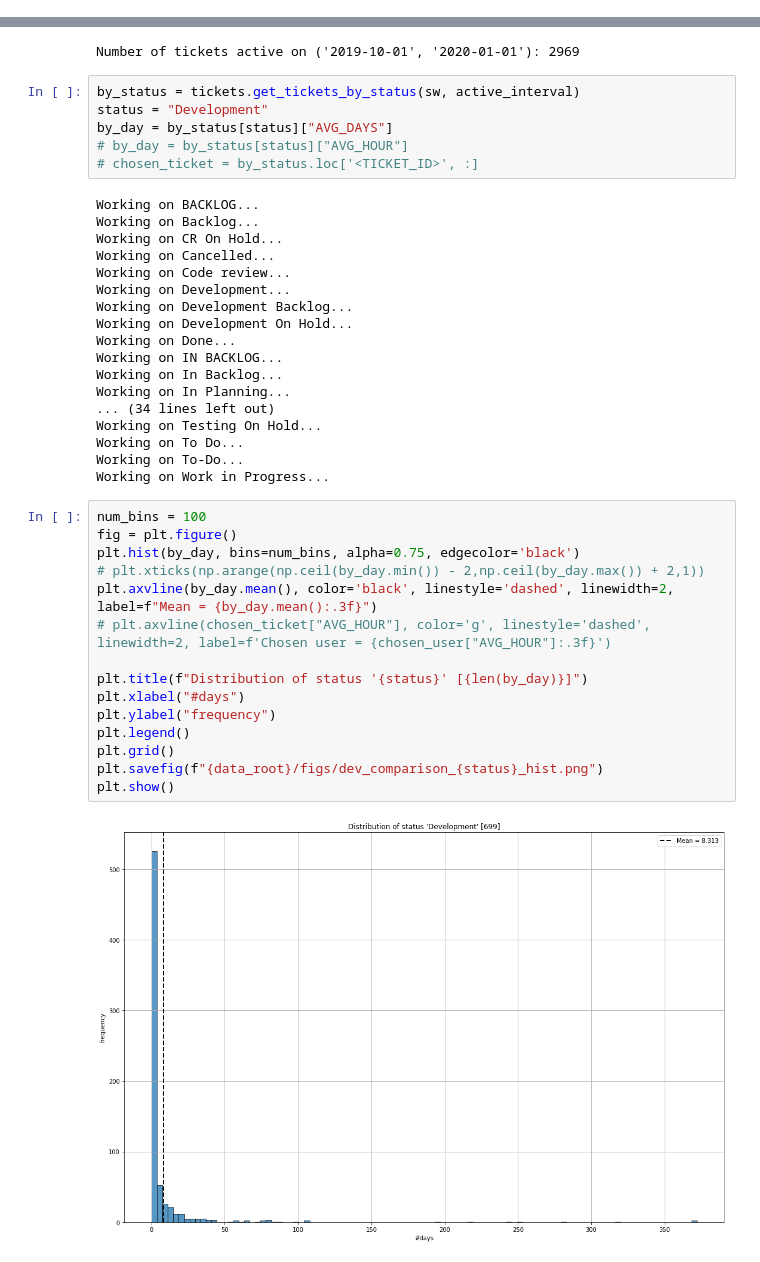
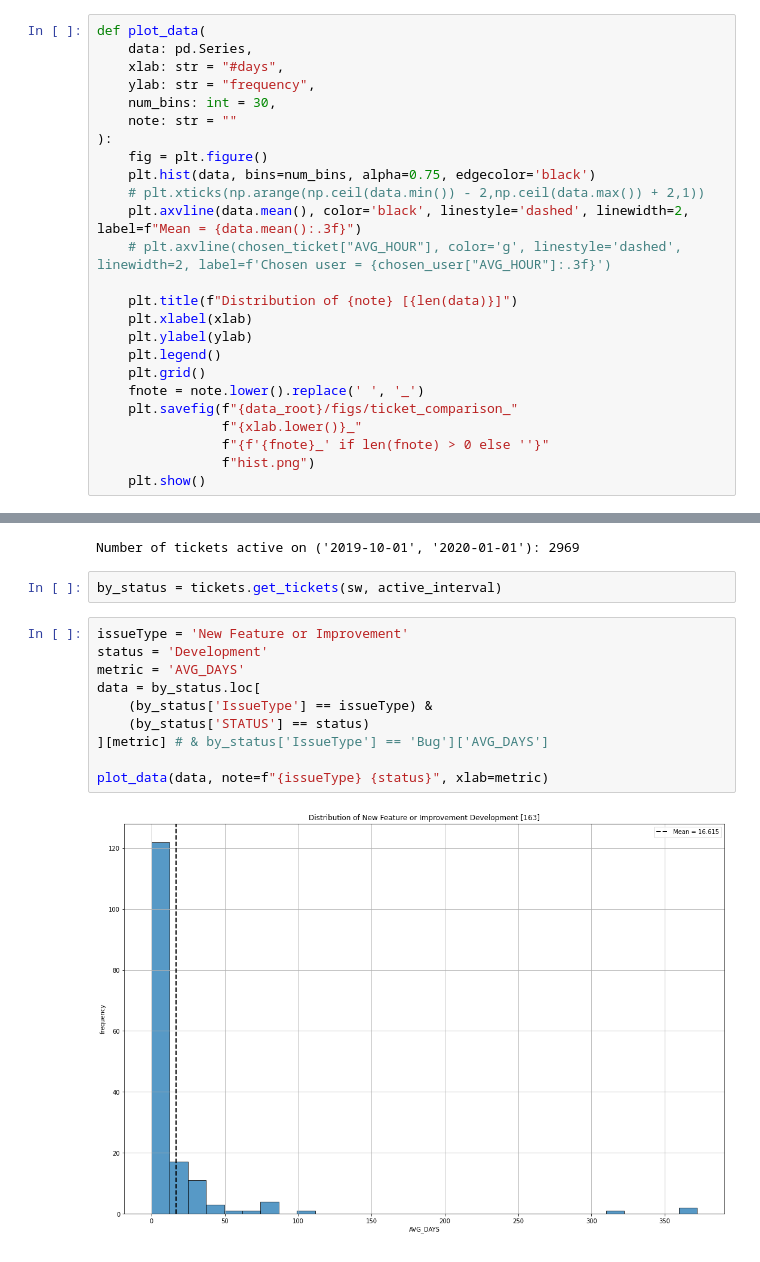
Before and after one commit to pr3mar/thesis, a Jupyter notebook: src/reports/ticket_analysis.ipynb, the cells around one changed output, grey strips where cells are left out. Drawn from its saved outputs; the diff is of its cells as text.

Commit message:
Added breakdowns by priority, type, added degreeOfCycling

```diff
--- a/src/reports/ticket_analysis.ipynb
+++ b/src/reports/ticket_analysis.ipynb
@@ -27,49 +27,47 @@ active_interval: Interval = Interval(
 print("Active interval:", active_interval)
 # %% [output]
 Active interval: ('2019-10-01', '2020-01-01')
+# %%
+def plot_data(
+    data: pd.Series,
+    xlab: str = "#days",
+    ylab: str = "frequency",
+    num_bins: int = 30,
+    note: str = ""
+):
+    fig = plt.figure()
+    plt.hist(data, bins=num_bins, alpha=0.75, edgecolor='black')
+    # plt.xticks(np.arange(np.ceil(data.min()) - 2,np.ceil(data.max()) + 2,1))
+    plt.axvline(data.mean(), color='black', linestyle='dashed', linewidth=2, label=f"Mean = {data.mean():.3f}")
+    # plt.axvline(chosen_ticket["AVG_HOUR"], color='g', linestyle='dashed', linewidth=2, label=f'Chosen user = {chosen_user["AVG_HOUR"]:.3f}')
+
+    plt.title(f"Distribution of {note} [{len(data)}]")
+    plt.xlabel(xlab)
+    plt.ylabel(ylab)
+    plt.legend()
+    plt.grid()
+    fnote = note.lower().replace(' ', '_')
+    plt.savefig(f"{data_root}/figs/ticket_comparison_"
+                f"{xlab.lower()}_"
+                f"{f'{fnote}_' if len(fnote) > 0 else ''}"
+                f"hist.png")
+    plt.show()
 # %%
 tickets_active_on_interval = changelogs.tickets_active_on_interval(sw, active_interval)
 print(f"Number of tickets active on {active_interval}: {len(tickets_active_on_interval)}")
 # %% [output]
 Number of tickets active on ('2019-10-01', '2020-01-01'): 2969
-# %%
-by_status = tickets.get_tickets_by_status(sw, active_interval)
-status = "Development"
-by_day = by_status[status]["AVG_DAYS"]
-# by_day = by_status[status]["AVG_HOUR"]
-# chosen_ticket = by_status.loc['<TICKET_ID>', :]
-# %% [output]
-Working on BACKLOG...
-Working on Backlog...
-Working on CR On Hold...
-Working on Cancelled...
-Working on Code review...
-Working on Development...
-Working on Development Backlog...
-Working on Development On Hold...
-Working on Done...
-Working on IN BACKLOG...
-Working on In Backlog...
-Working on In Planning...
-... (34 lines left out)
-Working on Testing On Hold...
-Working on To Do...
-Working on To-Do...
-Working on Work in Progress...
-# %%
-num_bins = 100
-fig = plt.figure()
-plt.hist(by_day, bins=num_bins, alpha=0.75, edgecolor='black')
-# plt.xticks(np.arange(np.ceil(by_day.min()) - 2,np.ceil(by_day.max()) + 2,1))
-plt.axvline(by_day.mean(), color='black', linestyle='dashed', linewidth=2, label=f"Mean = {by_day.mean():.3f}")
-# plt.axvline(chosen_ticket["AVG_HOUR"], color='g', linestyle='dashed', linewidth=2, label=f'Chosen user = {chosen_user["AVG_HOUR"]:.3f}')
-
-plt.title(f"Distribution of status '{status}' [{len(by_day)}]")
-plt.xlabel("#days")
-plt.ylabel("frequency")
-plt.legend()
-plt.grid()
-plt.savefig(f"{data_root}/figs/dev_comparison_{status}_hist.png")
-plt.show()
-# %% [output]
-[figure, removed]
+# %%
+by_status = tickets.get_tickets(sw, active_interval)
+# %%
+issueType = 'New Feature or Improvement'
+status = 'Development'
+metric = 'AVG_DAYS'
+data = by_status.loc[
+    (by_status['IssueType'] == issueType) &
+    (by_status['STATUS'] == status)
+][metric] # & by_status['IssueType'] == 'Bug']['AVG_DAYS']
+
+plot_data(data, note=f"{issueType} {status}", xlab=metric)
+# %% [output]
+[figure, added]
```
Also changed, not shown: parts of 1 cell of this notebook, 25 other files.
